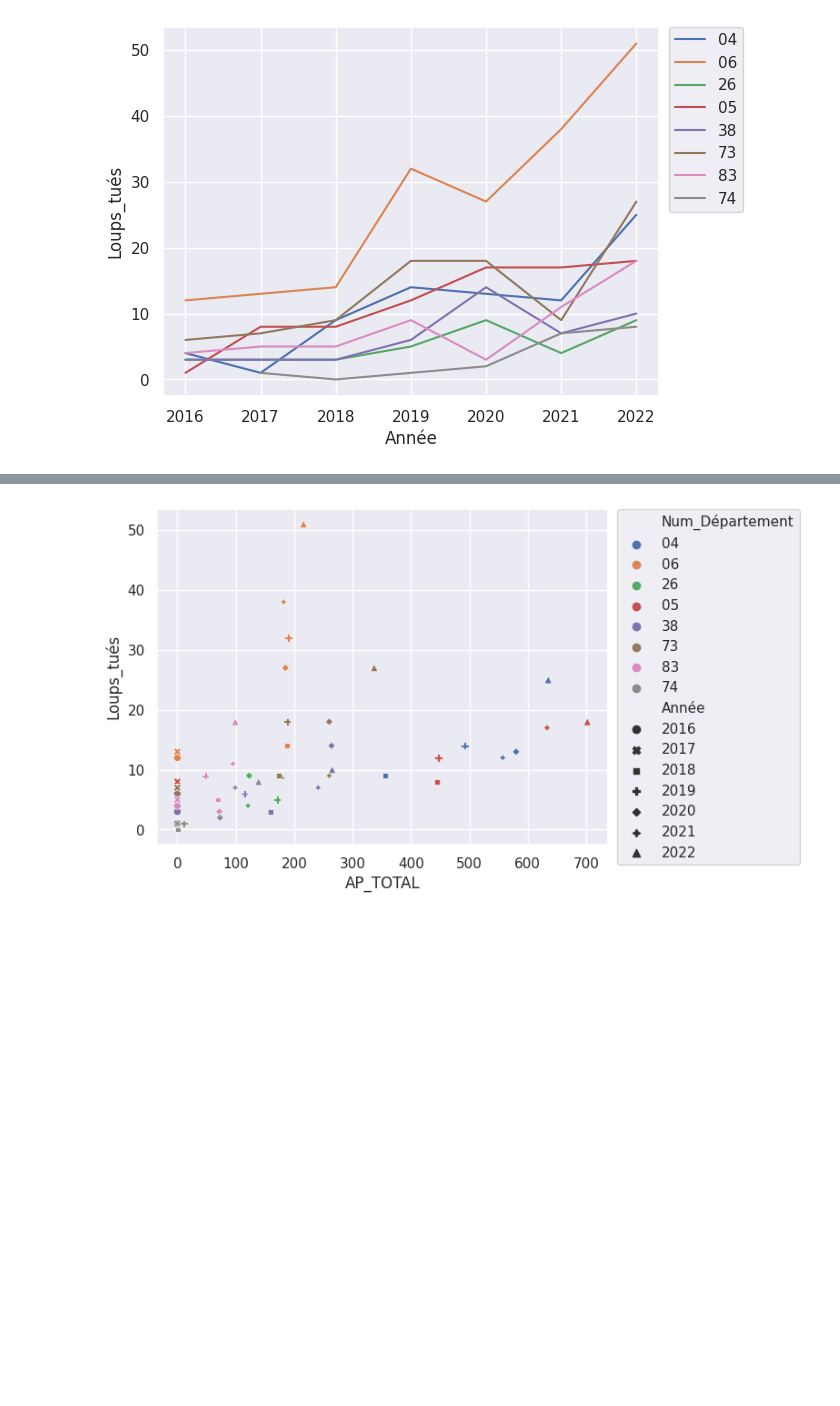
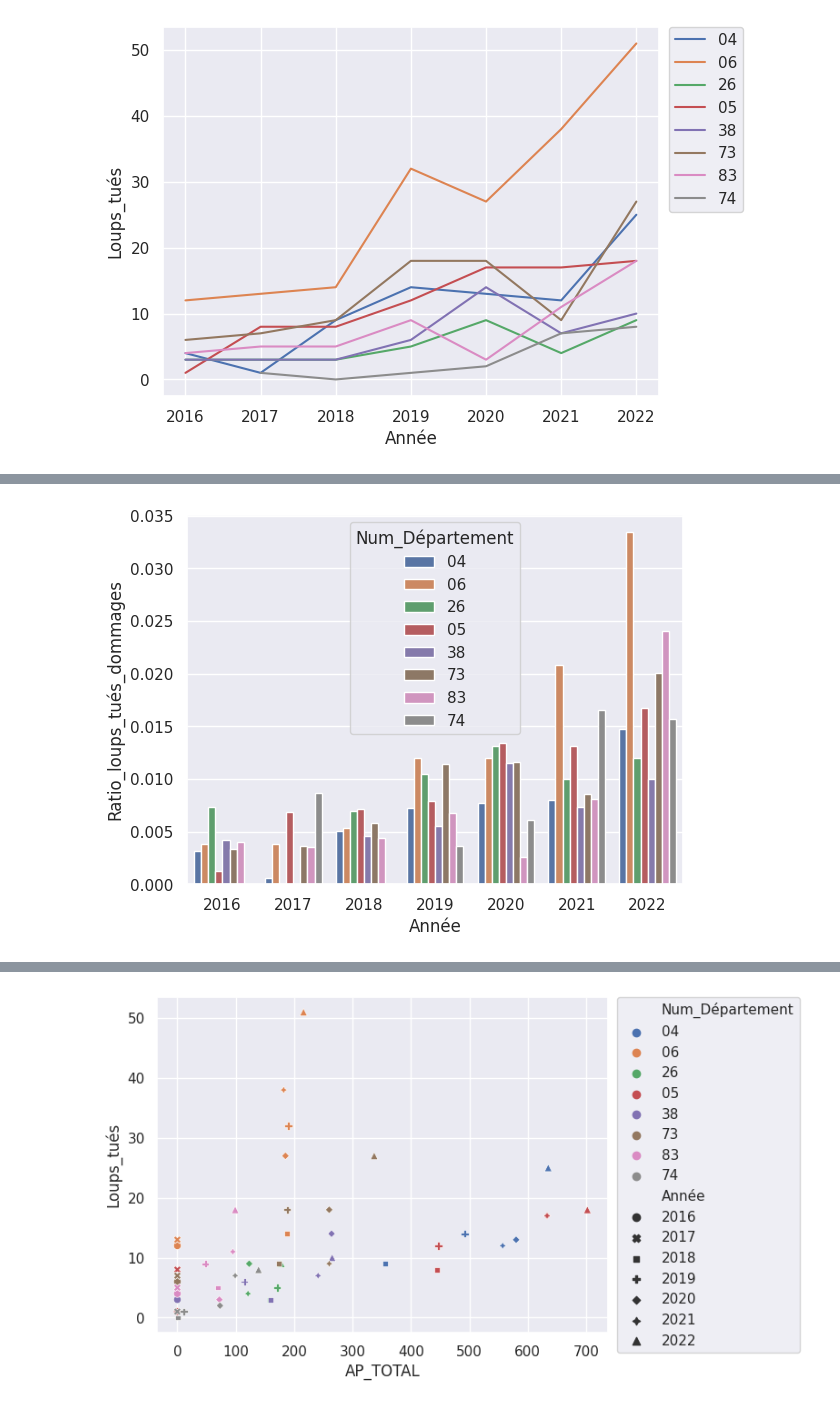
Before and after one commit to dthonon/pna_loup_suivi, a Jupyter notebook: notebook/Analyse_mortalité_loup.ipynb, the cells around one changed output, grey strips where cells are left out. Cells and saved outputs as stored; diff of their text form; code cells hidden in the pictures; blank space fills up the shorter version.

```diff
--- a/notebook/Analyse_mortalité_loup.ipynb
+++ b/notebook/Analyse_mortalité_loup.ipynb
@@ -98,3 +103,7 @@ plt.legend(bbox_to_anchor=(1.02, 1), loc='upper left', borderaxespad=0);
+# %%
+sns.barplot(data=donnees_pna_max, x="Année", y="Ratio_loups_tués_dommages", hue="Num_Département");
+# %% [output]
+[figure, added]
 # %%
 sns.scatterplot(
     data=donnees_pna_max,
```
Also changed, not shown: parts of 7 cells of this notebook.
